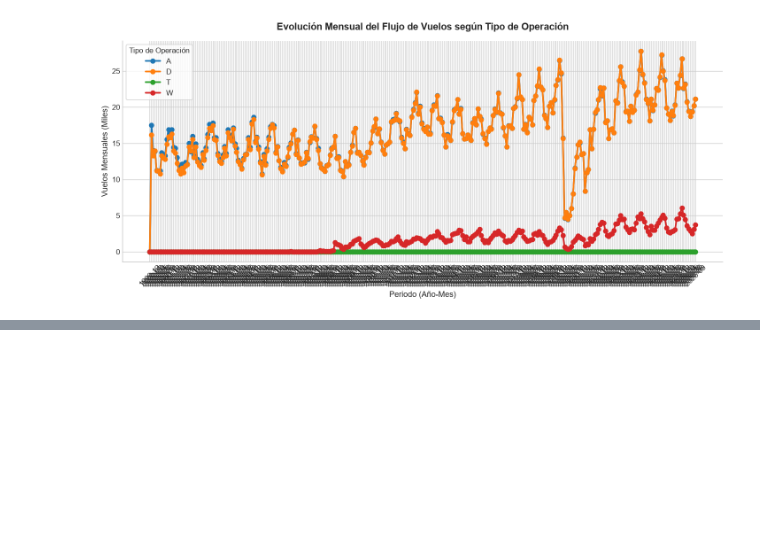
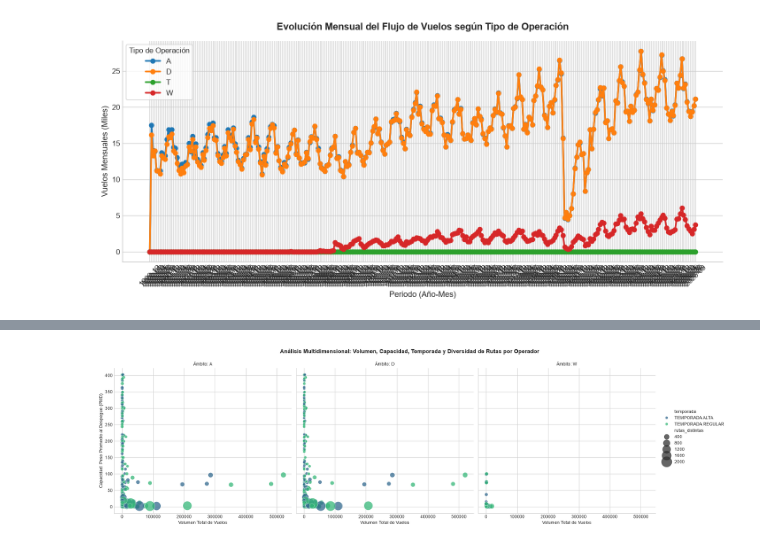
Before and after one commit to VicenteJss/visualizacion-transporte-liapiz-vicente, a Jupyter notebook: notebooks/evaluacion02.ipynb, the cells around one changed output, grey strips where cells are left out. Cells and saved outputs as stored; diff of their text form; code cells hidden in the pictures; blank space fills up the shorter version.

```diff
--- a/notebooks/evaluacion02.ipynb
+++ b/notebooks/evaluacion02.ipynb
@@ -494,0 +547,34 @@ plt.show()
+# %%
+# PREPARACIÓN PARA MULTIDIMENSIONAL
+# Agrupamos por Aerolínea, Tipo y Temporada para analizar la estrategia de los operadores
+df_multi = df_clean.groupby(['aerolinea_dgac', 'tipo_operacion', 'temporada'], as_index=False).agg(
+    total_vuelos=('dt_operacion', 'count'),
+    peso_promedio=('pmd', 'mean'),
+    rutas_distintas=('ruta', 'nunique')
+)
+
+# Filtramos operadores extremadamente pequeños para evitar que el gráfico se vuelva ilegible
+df_multi = df_multi[df_multi['total_vuelos'] > 100].copy()
+
+g = sns.relplot(
+    data=df_multi,
+    x='total_vuelos',
+    y='peso_promedio',
+    hue='temporada',
+    size='rutas_distintas',
+    col='tipo_operacion',
+    sizes=(40, 600),
+    alpha=0.75,
+    palette='viridis',
+    height=5.5,
+    aspect=1.1
+)
+
+g.set_axis_labels("Volumen Total de Vuelos", "Capacidad: Peso Promedio al Despegue (PMD)")
+g.set_titles("Ámbito: {col_name}")
+g.fig.suptitle("Análisis Multidimensional: Volumen, Capacidad, Temporada y Diversidad de Rutas por Operador", fontsize=13, fontweight='bold', y=1.05)
+
+g.savefig(f"{FIGURES_DIR}05_multidimensional_relplot.png", dpi=300, bbox_inches='tight')
+plt.show()
+# %% [output]
+[figure, added]
```
Also changed, not shown: parts of 3 cells of this notebook, 3 other files.
